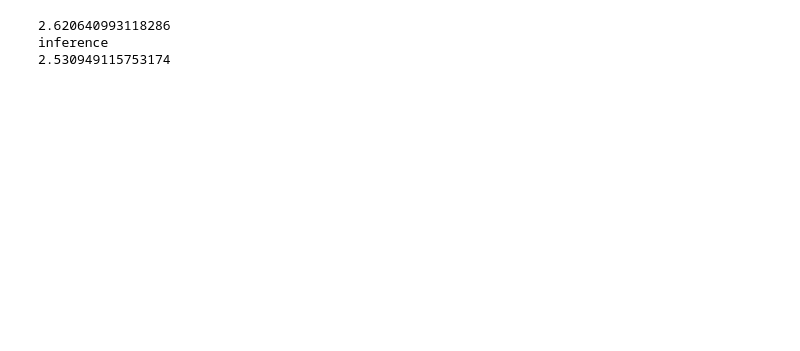
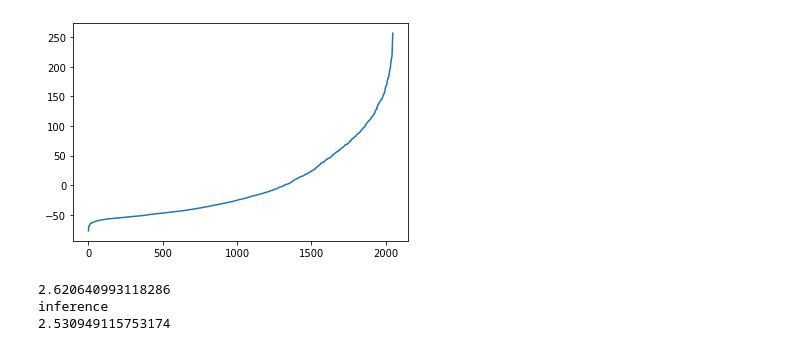
Before and after one commit to thebigbadbobby/neuralhd, a Jupyter notebook: Experiments/algorithm_vault.ipynb, the cells around one changed output. Cells and saved outputs as stored; diff of their text form; code cells hidden in the pictures; blank space fills up the shorter version.

```diff
--- a/Experiments/algorithm_vault.ipynb
+++ b/Experiments/algorithm_vault.ipynb
@@ -154,7 +163,7 @@ acc
 model=NeuralHDSpecial(9,257,2048,batch_size=64,trainopt=2,bestinclass=True,lr=.0001)
 print("training")
 start=time.time()
-model.fit(xtr,ytr,35,5,.1)
+model.fit(xtr,ytr,35,6,.1)
 end=time.time()
 print(end-start)
 print("inference")
@@ -188,0 +204,10 @@ model.plot()
+# %%
+accs=[]
+for i in range(10):
+    model=NeuralHDDev(9,257,2048,trainopt=2,bestinclass=True, multiencoder=True)
+    model.basis=torch.load("StitchHD/basis.pt")
+    models=model.fit(xtr[:int(1*len(xtr))],ytr[:int(1*len(xtr))],64,30,0,.0001,64,1)#Initial training
+    yhat=model(xte)
+    eval=[yhat[i]==transy_test[i] for i in range(len(transy_test))]
+    ekans=sum(eval)/len(transy_test)
+    accs.append(ekans)
@@ -188,0 +340,23 @@ model.plot()
+# %%
+copies=[38,39,40,41,42,43,44,45,46,47,48,49,50]
+start=time.time()
+model=NeuralHDDev(9,257,2048,trainopt=2,bestinclass=True, multiencoder=True)
+models=model.fit(xtr,ytr,50,0,0,.0001,1,1,copies)#Initial training
+accs=[]
+for model in models:
+    model.fit(xtr,ytr,6,1,0,.0001,1,1)
+    yhat=model(xte)
+    eval=[yhat[i]==transy_test[i] for i in range(len(transy_test))]
+    accs.append(sum(eval)/len(transy_test))
+# model.fit(xtr,ytr,6,1,0,.0001,1,1)# stop training
+# end=time.time()
+# print(end-start)
+# print("inference")
+# start=time.time()
+# yhat=model(xte)
+# end=time.time()
+# print(end-start)
+# eval=[yhat[i]==transy_test[i] for i in range(len(transy_test))]
+# acc=sum(eval)/len(transy_test)
+# print(acc)
+# model.plot()
@@ -189,3 +412,15 @@ model.plot()
+# %%
+totalclearance=torch.zeros(model.dimensionality)
+for index in range(len(model.classes)):
+    classmetrics=torch.Tensor([(model.encode(xtr[ytr==index])*class_).sum(0).tolist() for class_ in model.classes])[index]
+    clearance=classmetrics-classmetrics.mean(0).tolist()
+    totalclearance+=clearance
+order = torch.argsort(totalclearance)
+plt.plot(range(len(order)),totalclearance[order])
+plt.show()
+# for classmetric in classmetrics:
+# %% [output]
+[figure, added]
 # %%
 #SVM
 # check https://scikit-learn.org/stable/modules/svm.html
```
Also changed, not shown: parts of 16 cells of this notebook, 18 other files.
